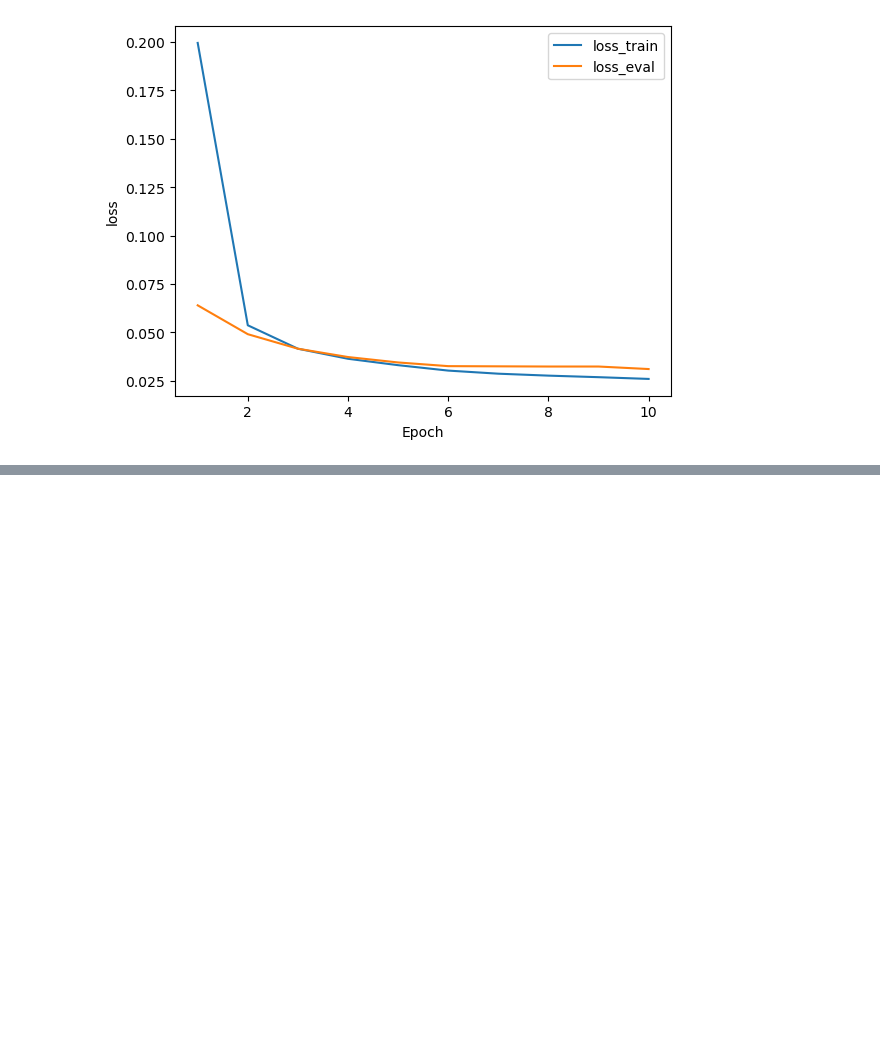
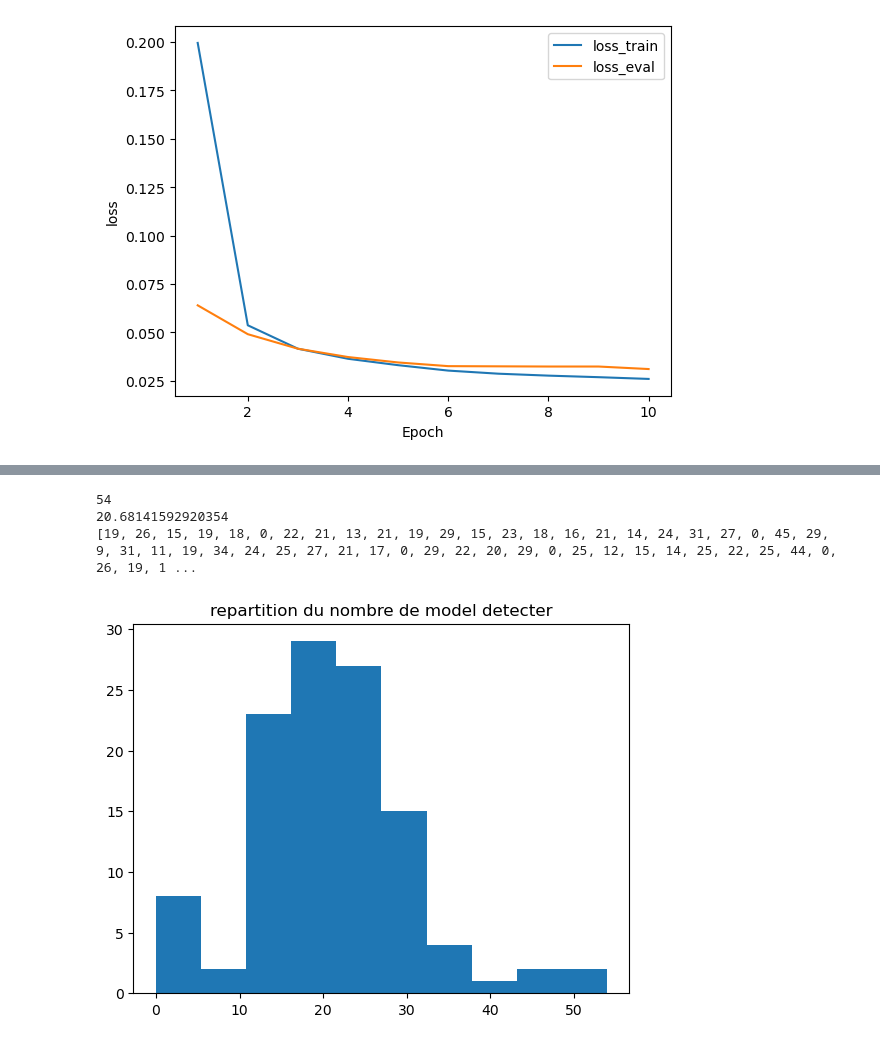
Before and after one commit to Idir6380/TER_GENERATOR, a Jupyter notebook: training/src/test.ipynb, the cells around one changed output, grey strips where cells are left out. Saved outputs shown, nothing was run; the diff lists cells and outputs as text; code cells hidden in the pictures; blank space fills up the shorter version.

```diff
--- a/training/src/test.ipynb
+++ b/training/src/test.ipynb
@@ -22,20 +22,3 @@ loss_eval= [ 0.0640,0.0491,0.0416,0.0373,0.0345, 0.0326,0.0325,0.0324,0.0324, 0.
 plot_(10,loss_train,loss_eval)
 # %% [output]
 [figure]
-# %%
-import json
-
-# Chemin du fichier
-file_path = "/Users/vanessaguerrier/Downloads/projet_TER_M2/data/all_articles.json"
-
-# --- 1. Lire le fichier ---
-with open(file_path, 'r', encoding='utf-8') as fichier:
-    datas = json.load(fichier)
-
-# --- 2. Ajouter le numéro d'article ---
-for i, article in enumerate(datas):
-    article["metadata"]["article_number"] = i + 1
-
-# --- 3. Réécrire dans le même fichier ---
-with open( "/Users/vanessaguerrier/Downloads/projet_TER_M2/data/all_articles.json", 'w', encoding='utf-8') as fichier:
-    json.dump(datas, fichier, ensure_ascii=False, indent=4)
@@ -63,0 +32,26 @@ la.index(5)
+# %%
+import json
+import matplotlib.pyplot as plt
+import numpy as np
+
+file_path1 = "/Users/vanessaguerrier/Downloads/projet_TER_M2/data/GreenMIR/greenmir_pred_1.json"
+file_path2 = "/Users/vanessaguerrier/Downloads/projet_TER_M2/data/GreenMIR/greenmir_pred_2.json"
+file_path = "/Users/vanessaguerrier/Downloads/projet_TER_M2/data/GreenMIR/greenmir_pred.json"
+def lire_json(file_path):
+    len_=[]
+    with open(file_path, 'r', encoding='utf-8') as fichier:
+        datas = json.load(fichier)
+    len_.extend(len(jzon["information"]["model_name"]) for jzon in datas)
+    return max(len_),len_
+max_,l=lire_json(file_path)
+print(max_)
+print(np.mean(np.array(l)))
+print(l)
+plt.hist(l)
+plt.title("repartition du nombre de model detecter")
+plt.show()
+# %% [output]
+54
+20.68141592920354
+[19, 26, 15, 19, 18, 0, 22, 21, 13, 21, 19, 29, 15, 23, 18, 16, 21, 14, 24, 31, 27, 0, 45, 29, 9, 31, 11, 19, 34, 24, 25, 27, 21, 17, 0, 29, 22, 20, 29, 0, 25, 12, 15, 14, 25, 22, 25, 44, 0, 26, 19, 1 ...
+[figure, added]
```
Also changed, not shown: parts of 9 cells of this notebook, 11 other files.
